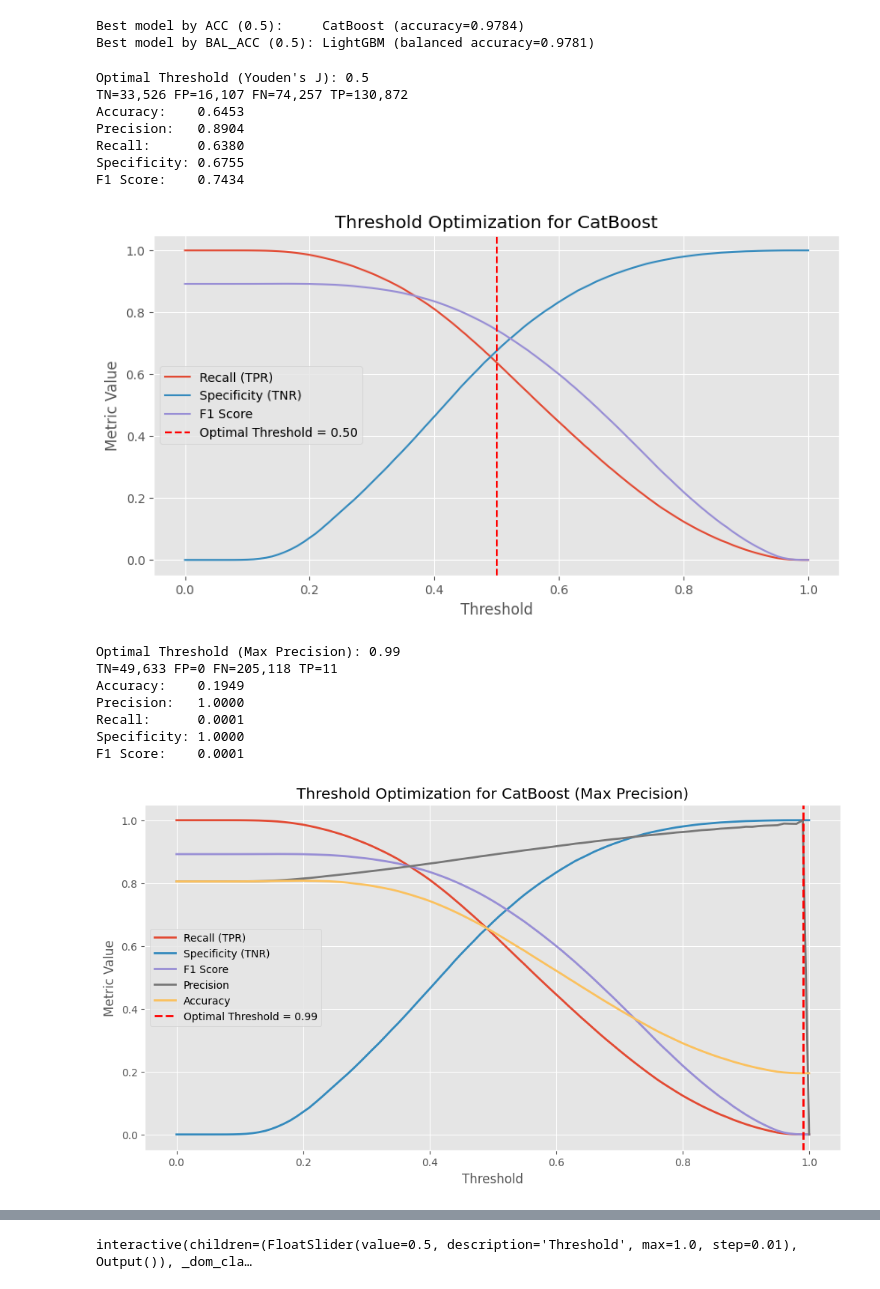
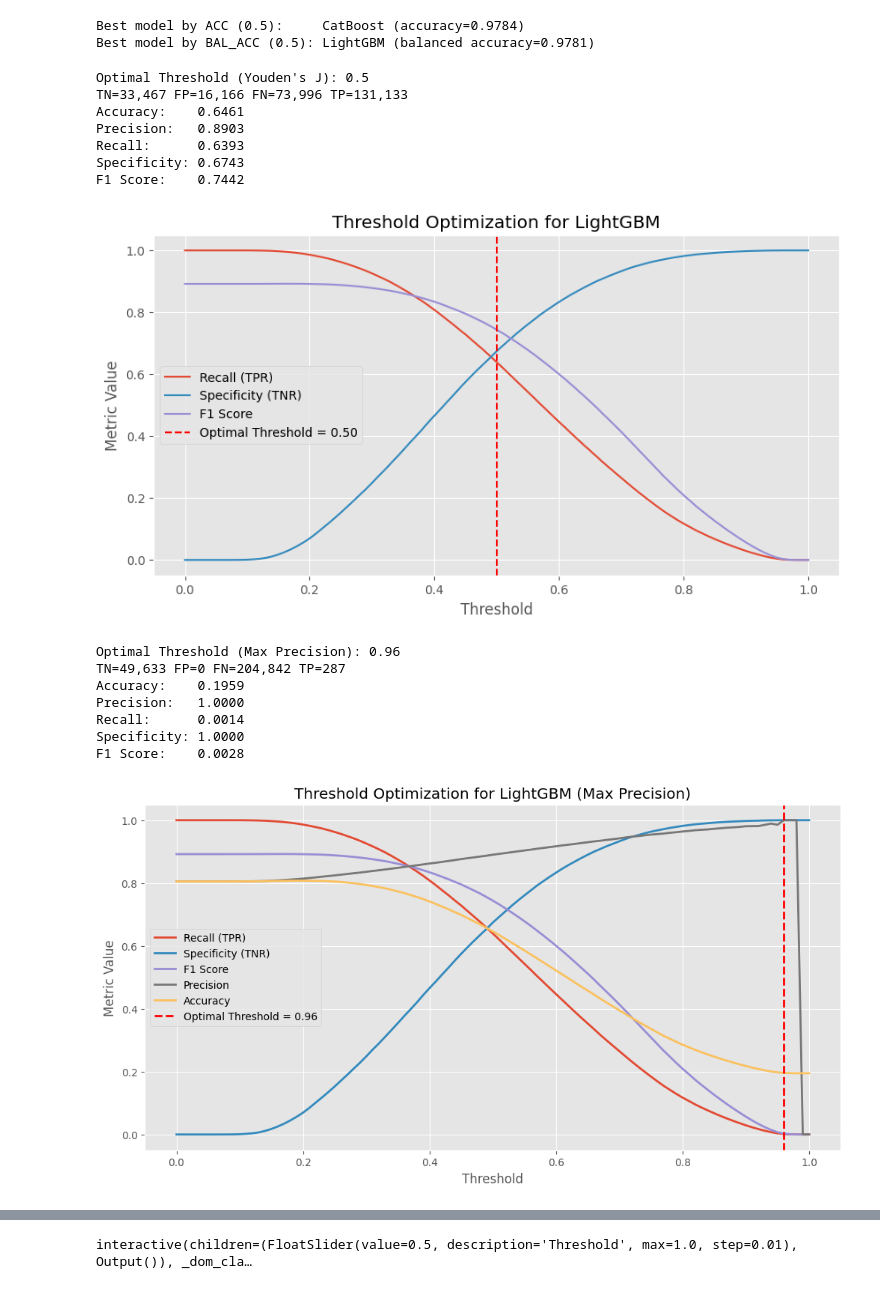
Before and after one commit to edwardweldon100/LendingClub-Capstone-Project, a Jupyter notebook: Lending Club Dataset- Model- FullyPaid_ChargeOff.ipynb, the cells around one changed output, grey strips where cells are left out. Drawn from its saved outputs; the diff is of its cells as text; code cells hidden in the pictures.

```diff
--- a/Lending Club Dataset- Model- FullyPaid_ChargeOff.ipynb
+++ b/Lending Club Dataset- Model- FullyPaid_ChargeOff.ipynb
@@ -922,14 +859,14 @@ Best model by BAL_ACC (0.5): LightGBM (balanced accuracy=0.9781)
 # %%
 #---Optimal Threshold (Youden's J = TPR + TNR - 1)
 
-cat_test_probs = cat.predict_proba(X2_test)[:, 1]
+lgb_best_test_probs = lgb_best.predict_proba(X2_test)[:, 1]
 
 thresholds = np.linspace(0, 1, 101)
 
 results = []
 
 for t in thresholds:
-    preds = (cat_test_probs >= t).astype(int)
+    preds = (lgb_best_test_probs >= t).astype(int)
     cm = confusion_matrix(Y2_test, preds, labels=[0,1])
     TN, FP, FN, TP = cm.ravel()
 
@@ -958,10 +895,10 @@ best_threshold = results_df.loc[best_idx, 'threshold']
 
 print("Optimal Threshold (Youden's J):", best_threshold)
 
-cat_test_preds_opt = (cat_test_probs >= best_threshold).astype(int)
+lgb_best_test_preds_opt = (lgb_best_test_probs >= best_threshold).astype(int)
 
 #Confusion Matrix & Metrics
-cm = confusion_matrix(Y2_test, cat_test_preds_opt, labels=[0,1])
+cm = confusion_matrix(Y2_test, lgb_best_test_preds_opt, labels=[0,1])
 TN, FP, FN, TP = cm.ravel()
 
 print(f'TN={TN:,} FP={FP:,} FN={FN:,} TP={TP:,}')
@@ -985,29 +922,29 @@ plt.plot(results_df['threshold'], results_df['f1'], label='F1 Score')
 plt.axvline(best_threshold, color='red', linestyle='--', label=f'Optimal Threshold = {best_threshold:.2f}')
 plt.xlabel('Threshold')
 plt.ylabel('Metric Value')
-plt.title('Threshold Optimization for CatBoost')
+plt.title('Threshold Optimization for LightGBM')
 plt.legend()
 plt.grid(True)
 plt.show()
 # %% [output]
 Optimal Threshold (Youden's J): 0.5
-TN=33,526 FP=16,107 FN=74,257 TP=130,872
-Accuracy:    0.6453
-Precision:   0.8904
-Recall:      0.6380
-Specificity: 0.6755
-F1 Score:    0.7434
+TN=33,467 FP=16,166 FN=73,996 TP=131,133
+Accuracy:    0.6461
+Precision:   0.8903
+Recall:      0.6393
+Specificity: 0.6743
+F1 Score:    0.7442
 [figure]
 # %%
 #---Optimal Threshold for Precision
 
-cat_test_probs = cat.predict_proba(X2_test)[:, 1]
+lgb_best_test_probs = lgb_best.predict_proba(X2_test)[:, 1]
 thresholds = np.linspace(0, 1, 101)
 
 results = []
 
 for t in thresholds:
-    preds = (cat_test_probs >= t).astype(int)
+    preds = (lgb_best_test_probs >= t).astype(int)
     cm = confusion_matrix(Y2_test, preds, labels=[0,1])
     TN, FP, FN, TP = cm.ravel()
 
@@ -1029,56 +966,55 @@ for t in thresholds:
 
 results_df = pd.DataFrame(results)
 
-# Select threshold that maximizes precision
+#Select threshold that maximizes precision
 best_idx = results_df['precision'].idxmax()
 best_threshold = results_df.loc[best_idx, 'threshold']
 
-print("Optimal Threshold (Max Precision):", best_threshold)
+print('Optimal Threshold (Max Precision):', best_threshold)
 
-# Apply threshold
-cat_test_preds_opt = (cat_test_probs >= best_threshold).astype(int)
+#Apply threshold
+lgb_best_test_preds_opt = (lgb_best_test_probs >= best_threshold).astype(int)
 
-# Confusion Matrix & Metrics
-cm = confusion_matrix(Y2_test, cat_test_preds_opt, labels=[0,1])
+#Confusion Matrix & Metrics
+cm = confusion_matrix(Y2_test, lgb_best_test_preds_opt, labels=[0,1])
 TN, FP, FN, TP = cm.ravel()
 
 print(f'TN={TN:,} FP={FP:,} FN={FN:,} TP={TP:,}')
 
 accuracy    = (TP + TN) / (TP + TN + FP + FN)
 precision   = TP / (TP + FP)
 recall      = TP / (TP + FN)
 specificity = TN / (TN + FP)
 f1          = 2 * precision * recall / (precision + recall)
 
 print(f'Accuracy:    {accuracy:.4f}')
 print(f'Precision:   {precision:.4f}')
 print(f'Recall:      {recall:.4f}')
 print(f'Specificity: {specificity:.4f}')
 print(f'F1 Score:    {f1:.4f}')
 
-# Plot all metrics vs threshold
 plt.figure(figsize=(12,6))
 plt.plot(results_df['threshold'], results_df['recall'], label='Recall (TPR)', linewidth=2)
 plt.plot(results_df['threshold'], results_df['specificity'], label='Specificity (TNR)', linewidth=2)
 plt.plot(results_df['threshold'], results_df['f1'], label='F1 Score', linewidth=2)
 plt.plot(results_df['threshold'], results_df['precision'], label='Precision', linewidth=2)
 plt.plot(results_df['threshold'], results_df['accuracy'], label='Accuracy', linewidth=2)
 plt.axvline(best_threshold, color='red', linestyle='--', label=f'Optimal Threshold = {best_threshold:.2f}', linewidth=2)
 plt.xlabel('Threshold')
 plt.ylabel('Metric Value')
-plt.title('Threshold Optimization for CatBoost (Max Precision)')
+plt.title('Threshold Optimization for LightGBM (Max Precision)')
 plt.legend()
 plt.grid(True)
 plt.show()
 # %% [output]
-Optimal Threshold (Max Precision): 0.99
-TN=49,633 FP=0 FN=205,118 TP=11
-Accuracy:    0.1949
+Optimal Threshold (Max Precision): 0.96
+TN=49,633 FP=0 FN=204,842 TP=287
+Accuracy:    0.1959
 Precision:   1.0000
-Recall:      0.0001
+Recall:      0.0014
 Specificity: 1.0000
-F1 Score:    0.0001
+F1 Score:    0.0028
-[figure, old version]
+[figure, new version]
 # %%
 #---Sigmoid Calibration Curve
 
```
Also changed, not shown: parts of 13 cells of this notebook, 2 other files.
